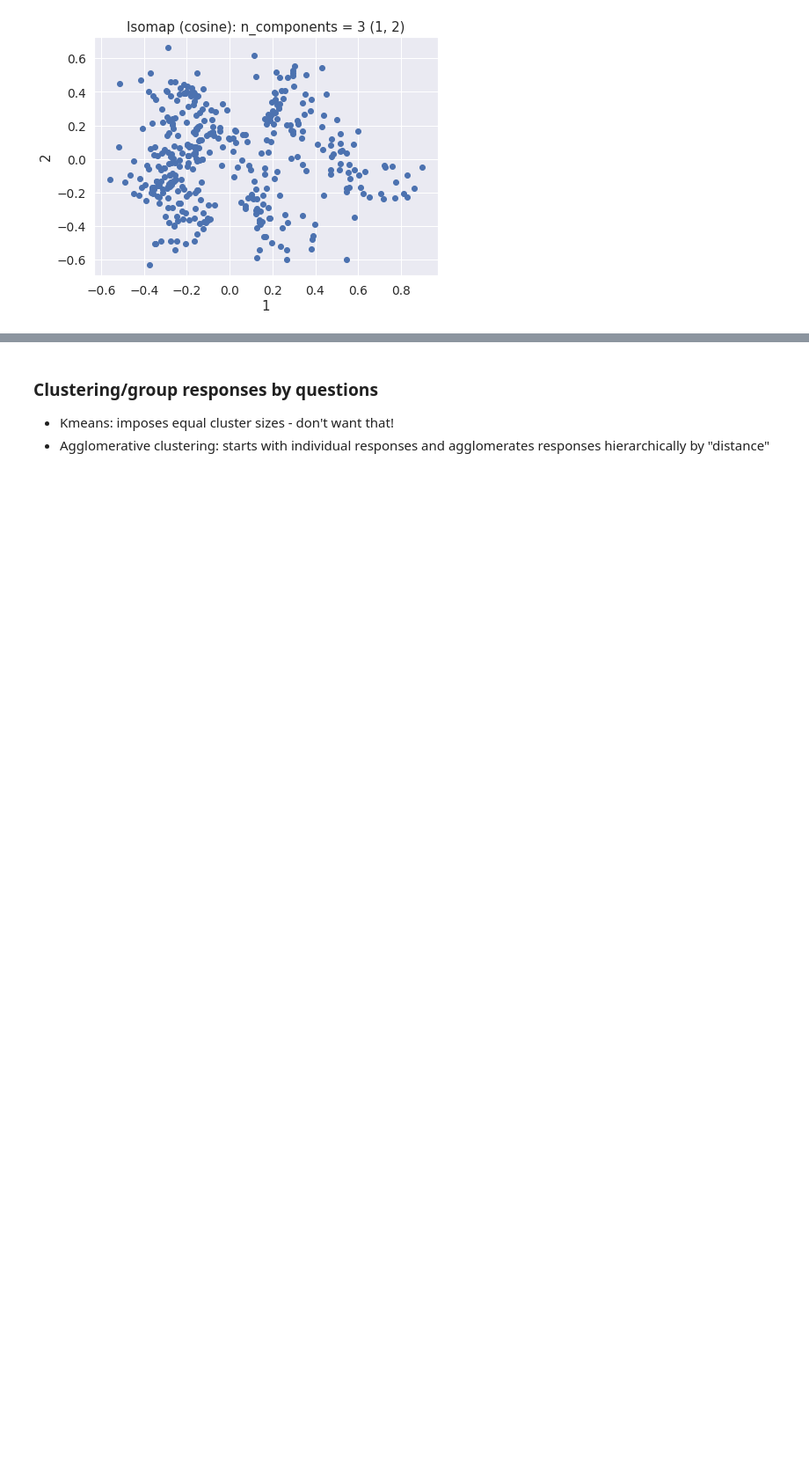
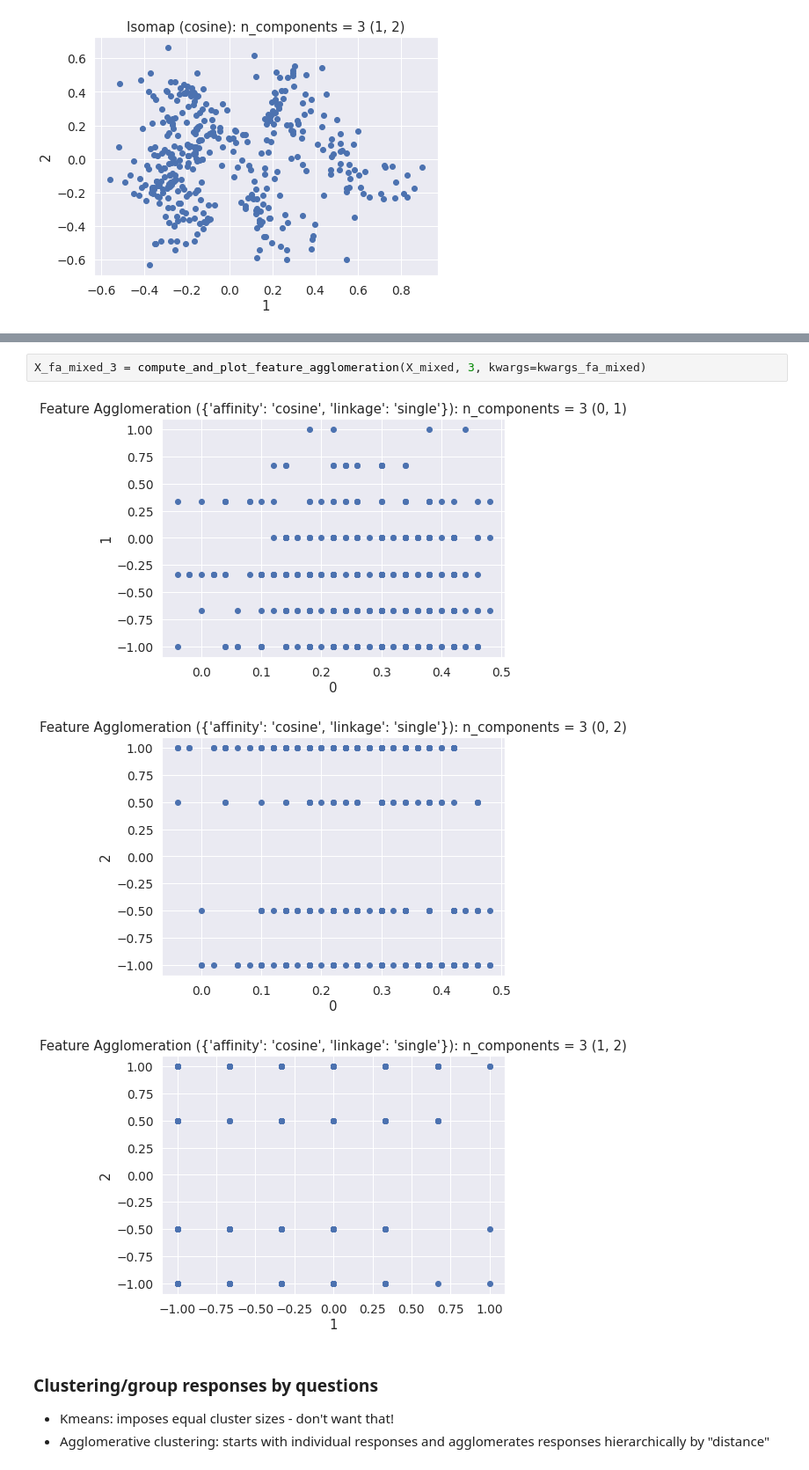
Before and after one commit to notchia/metagov, a Jupyter notebook: cryptopolitics_survey_analysis.ipynb, the cells around one changed output, grey strips where cells are left out. Shown at 88% size. Drawn from its saved outputs; the diff is of its cells as text; blank space fills up the shorter version.

```diff
--- a/cryptopolitics_survey_analysis.ipynb
+++ b/cryptopolitics_survey_analysis.ipynb
@@ -512,3 +546,9 @@ X_iso_mixed_3 = compute_and_plot_isomap(X_mixed, 3)
+# %%
+X_fa_mixed_3 = compute_and_plot_feature_agglomeration(X_mixed, 3, kwargs=kwargs_fa_mixed)
+# %% [output]
+[figure, added]
+[figure, added]
+[figure, added]
 # %% [markdown]
 ### Clustering/group responses by questions
 - Kmeans: imposes equal cluster sizes - don't want that!
```
Also changed, not shown: parts of 9 cells of this notebook.
